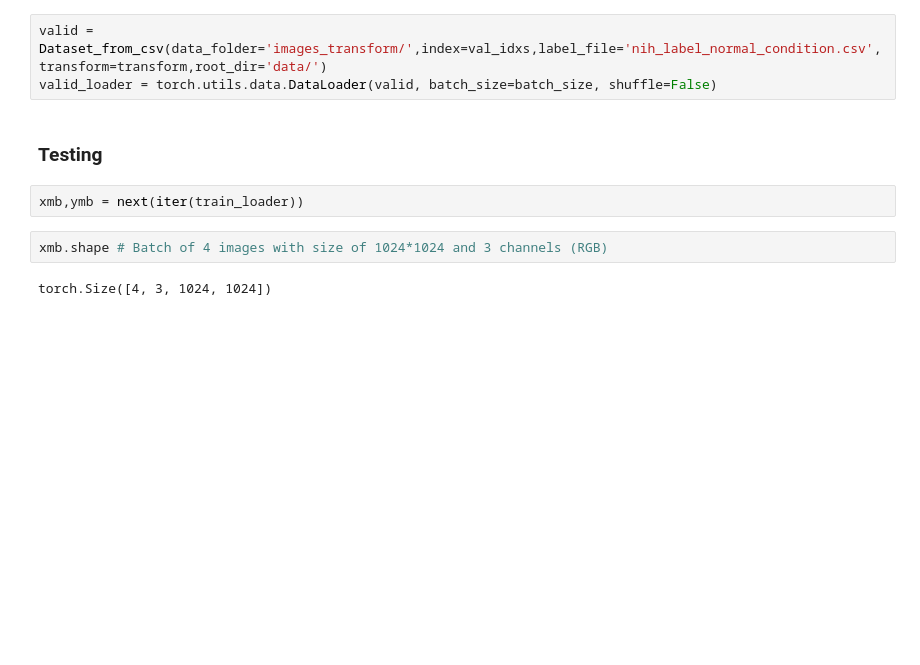
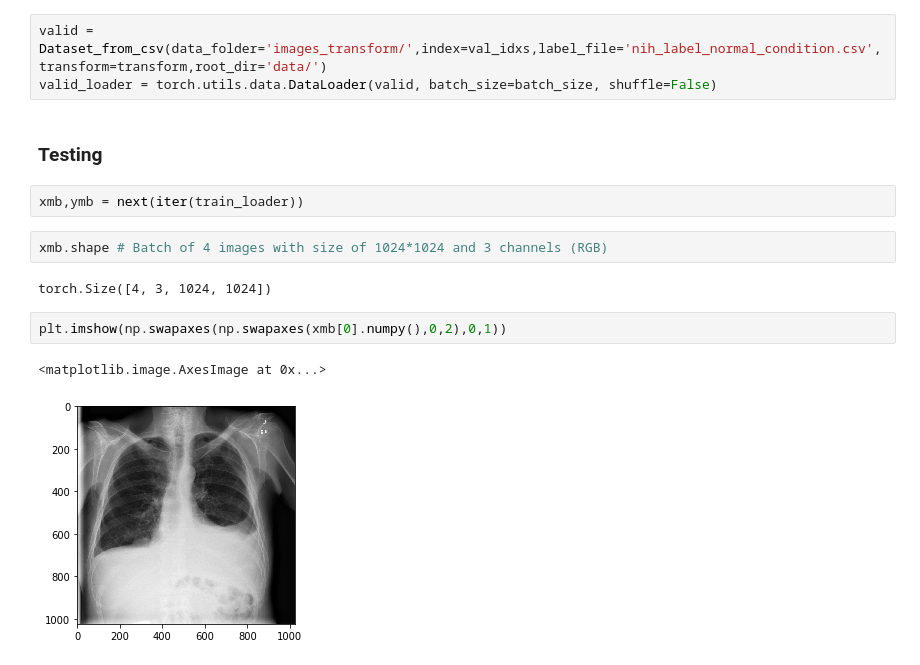
Before and after one commit to shik3519/DL-Xray, a Jupyter notebook: Pytorch dataloader - Labels from csv file.ipynb, the cells around one changed output. Cells and saved outputs as stored; diff of their text form; blank space fills up the shorter version.

```diff
--- a/Pytorch dataloader - Labels from csv file.ipynb
+++ b/Pytorch dataloader - Labels from csv file.ipynb
@@ -98,4 +98,9 @@ xmb,ymb = next(iter(train_loader))
 xmb.shape # Batch of 4 images with size of 1024*1024 and 3 channels (RGB)
 # %% [output]
 torch.Size([4, 3, 1024, 1024])
+# %%
+plt.imshow(np.swapaxes(np.swapaxes(xmb[0].numpy(),0,2),0,1))
+# %% [output]
+<matplotlib.image.AxesImage at 0x...>
+[figure, added]
 # %%
```
Also changed, not shown: parts of 11 cells of this notebook.
